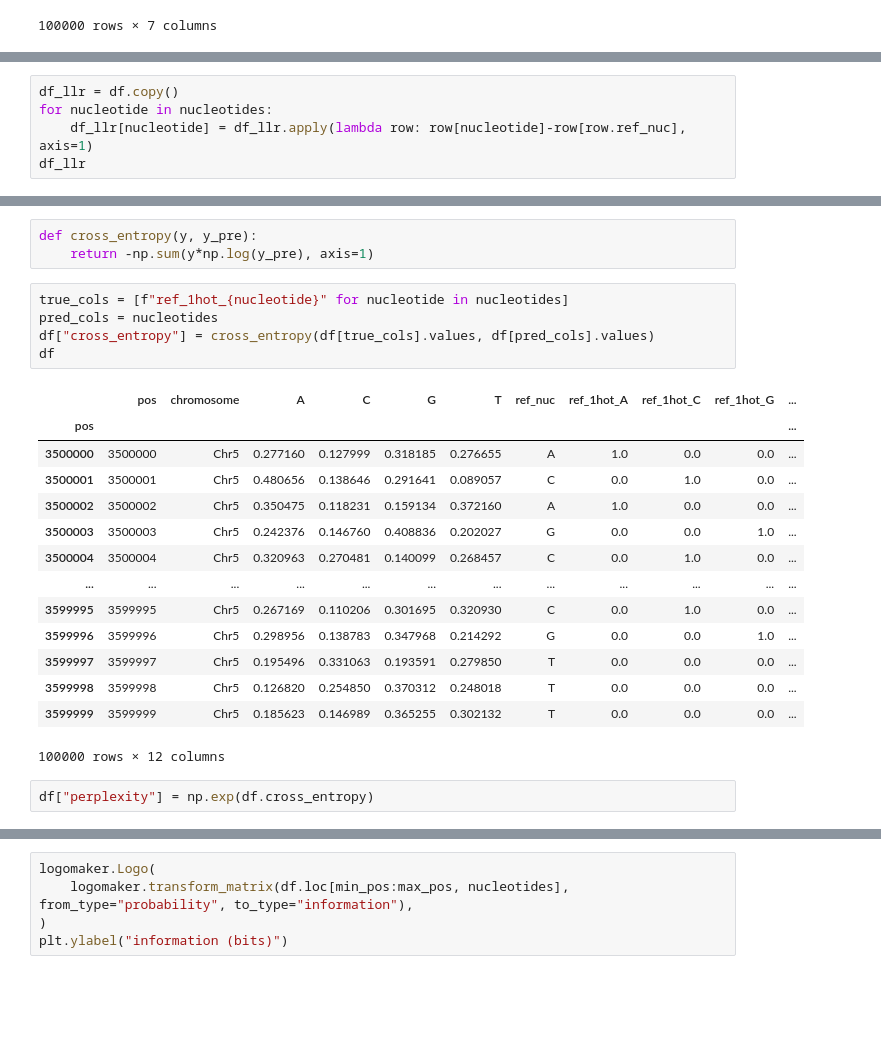
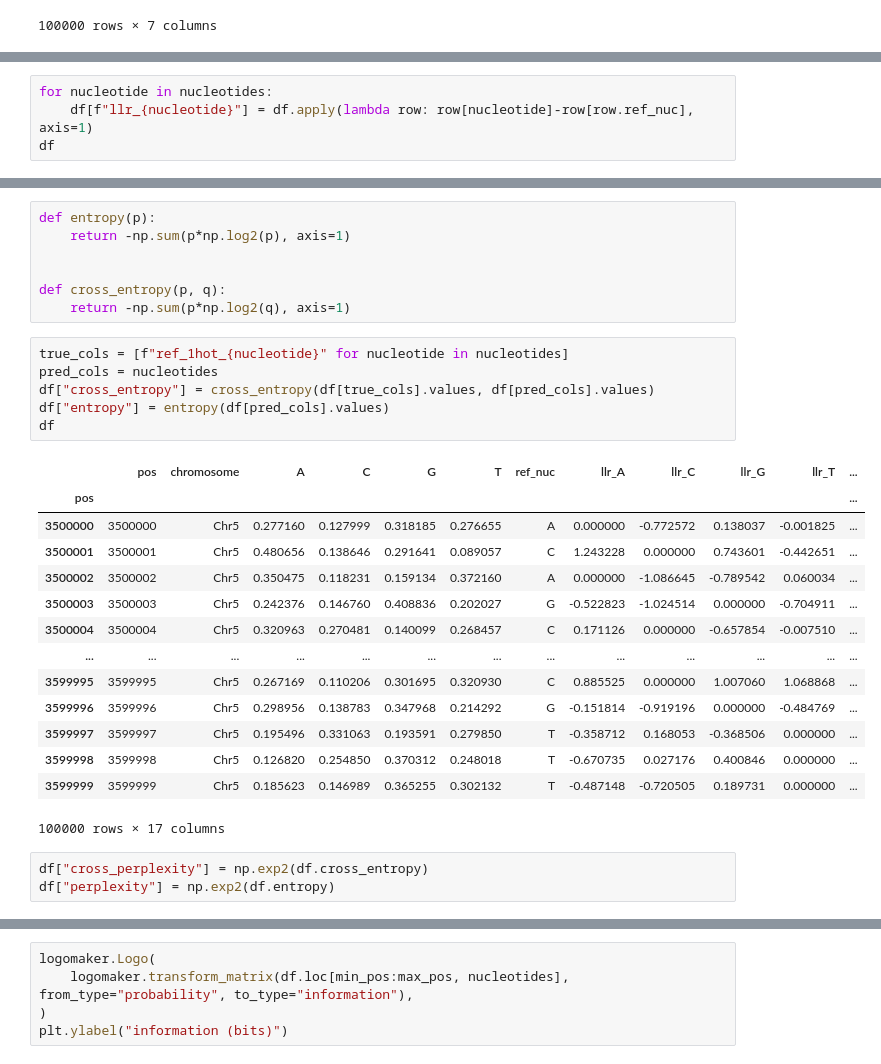
Before and after one commit to songlab-cal/gpn, a Jupyter notebook: plantbert/mlm/plot_perplexity_small_region.ipynb, the cells around one changed output, grey strips where cells are left out. Drawn from its saved outputs; the diff is of its cells as text; blank space fills up the shorter version.

```diff
--- a/plantbert/mlm/plot_perplexity_small_region.ipynb
+++ b/plantbert/mlm/plot_perplexity_small_region.ipynb
@@ -60,6 +42,5 @@ nucleotides = ["A", "C", "G", "T"]
 # %%
-df_llr = df.copy()
 for nucleotide in nucleotides:
-    df_llr[nucleotide] = df_llr.apply(lambda row: row[nucleotide]-row[row.ref_nuc], axis=1)
-df_llr
+    df[f"llr_{nucleotide}"] = df.apply(lambda row: row[nucleotide]-row[row.ref_nuc], axis=1)
+df
 # %% [output]
@@ -117,26 +98,32 @@ df
-# %%
-def cross_entropy(y, y_pre):
-    return -np.sum(y*np.log(y_pre), axis=1)
+# %%
+def entropy(p):
+    return -np.sum(p*np.log2(p), axis=1)
+
+
+def cross_entropy(p, q):
+    return -np.sum(p*np.log2(q), axis=1)
 # %%
 true_cols = [f"ref_1hot_{nucleotide}" for nucleotide in nucleotides]
 pred_cols = nucleotides
 df["cross_entropy"] = cross_entropy(df[true_cols].values, df[pred_cols].values)
+df["entropy"] = entropy(df[pred_cols].values)
 df
 # %% [output]
-|  | pos | chromosome | A | C | G | T | ref_nuc | ref_1hot_A | ref_1hot_C | ref_1hot_G | ... |
-| pos |  |  |  |  |  |  |  |  |  |  | ... |
-| 3500000 | 3500000 | Chr5 | 0.277160 | 0.127999 | 0.318185 | 0.276655 | A | 1.0 | 0.0 | 0.0 | ... |
-| 3500001 | 3500001 | Chr5 | 0.480656 | 0.138646 | 0.291641 | 0.089057 | C | 0.0 | 1.0 | 0.0 | ... |
-| 3500002 | 3500002 | Chr5 | 0.350475 | 0.118231 | 0.159134 | 0.372160 | A | 1.0 | 0.0 | 0.0 | ... |
-| 3500003 | 3500003 | Chr5 | 0.242376 | 0.146760 | 0.408836 | 0.202027 | G | 0.0 | 0.0 | 1.0 | ... |
-| 3500004 | 3500004 | Chr5 | 0.320963 | 0.270481 | 0.140099 | 0.268457 | C | 0.0 | 1.0 | 0.0 | ... |
-| ... | ... | ... | ... | ... | ... | ... | ... | ... | ... | ... | ... |
-| 3599995 | 3599995 | Chr5 | 0.267169 | 0.110206 | 0.301695 | 0.320930 | C | 0.0 | 1.0 | 0.0 | ... |
-| 3599996 | 3599996 | Chr5 | 0.298956 | 0.138783 | 0.347968 | 0.214292 | G | 0.0 | 0.0 | 1.0 | ... |
-| 3599997 | 3599997 | Chr5 | 0.195496 | 0.331063 | 0.193591 | 0.279850 | T | 0.0 | 0.0 | 0.0 | ... |
-| 3599998 | 3599998 | Chr5 | 0.126820 | 0.254850 | 0.370312 | 0.248018 | T | 0.0 | 0.0 | 0.0 | ... |
-| 3599999 | 3599999 | Chr5 | 0.185623 | 0.146989 | 0.365255 | 0.302132 | T | 0.0 | 0.0 | 0.0 | ... |
+|  | pos | chromosome | A | C | G | T | ref_nuc | llr_A | llr_C | llr_G | llr_T | ... |
+| pos |  |  |  |  |  |  |  |  |  |  |  | ... |
+| 3500000 | 3500000 | Chr5 | 0.277160 | 0.127999 | 0.318185 | 0.276655 | A | 0.000000 | -0.772572 | 0.138037 | -0.001825 | ... |
+| 3500001 | 3500001 | Chr5 | 0.480656 | 0.138646 | 0.291641 | 0.089057 | C | 1.243228 | 0.000000 | 0.743601 | -0.442651 | ... |
+| 3500002 | 3500002 | Chr5 | 0.350475 | 0.118231 | 0.159134 | 0.372160 | A | 0.000000 | -1.086645 | -0.789542 | 0.060034 | ... |
+| 3500003 | 3500003 | Chr5 | 0.242376 | 0.146760 | 0.408836 | 0.202027 | G | -0.522823 | -1.024514 | 0.000000 | -0.704911 | ... |
+| 3500004 | 3500004 | Chr5 | 0.320963 | 0.270481 | 0.140099 | 0.268457 | C | 0.171126 | 0.000000 | -0.657854 | -0.007510 | ... |
+| ... | ... | ... | ... | ... | ... | ... | ... | ... | ... | ... | ... | ... |
+| 3599995 | 3599995 | Chr5 | 0.267169 | 0.110206 | 0.301695 | 0.320930 | C | 0.885525 | 0.000000 | 1.007060 | 1.068868 | ... |
+| 3599996 | 3599996 | Chr5 | 0.298956 | 0.138783 | 0.347968 | 0.214292 | G | -0.151814 | -0.919196 | 0.000000 | -0.484769 | ... |
+| 3599997 | 3599997 | Chr5 | 0.195496 | 0.331063 | 0.193591 | 0.279850 | T | -0.358712 | 0.168053 | -0.368506 | 0.000000 | ... |
+| 3599998 | 3599998 | Chr5 | 0.126820 | 0.254850 | 0.370312 | 0.248018 | T | -0.670735 | 0.027176 | 0.400846 | 0.000000 | ... |
+| 3599999 | 3599999 | Chr5 | 0.185623 | 0.146989 | 0.365255 | 0.302132 | T | -0.487148 | -0.720505 | 0.189731 | 0.000000 | ... |
-100000 rows × 12 columns
+100000 rows × 17 columns
-# %%
-df["perplexity"] = np.exp(df.cross_entropy)
+# %%
+df["cross_perplexity"] = np.exp2(df.cross_entropy)
+df["perplexity"] = np.exp2(df.entropy)
 # %%
```
Also changed, not shown: parts of 9 cells of this notebook, 10 other files.
